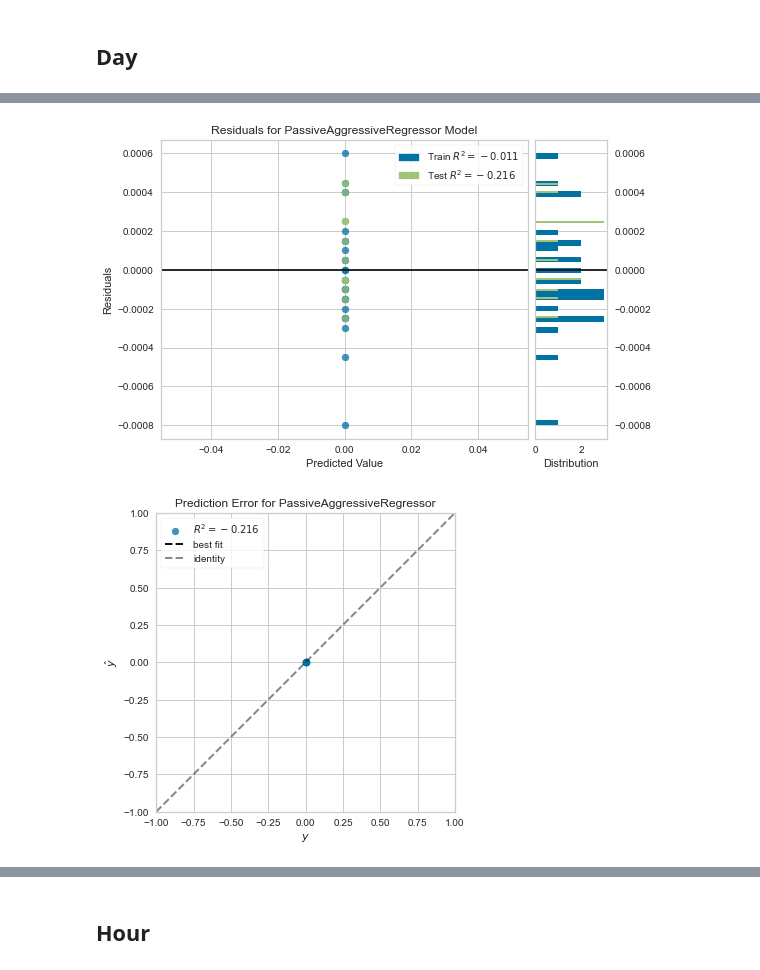
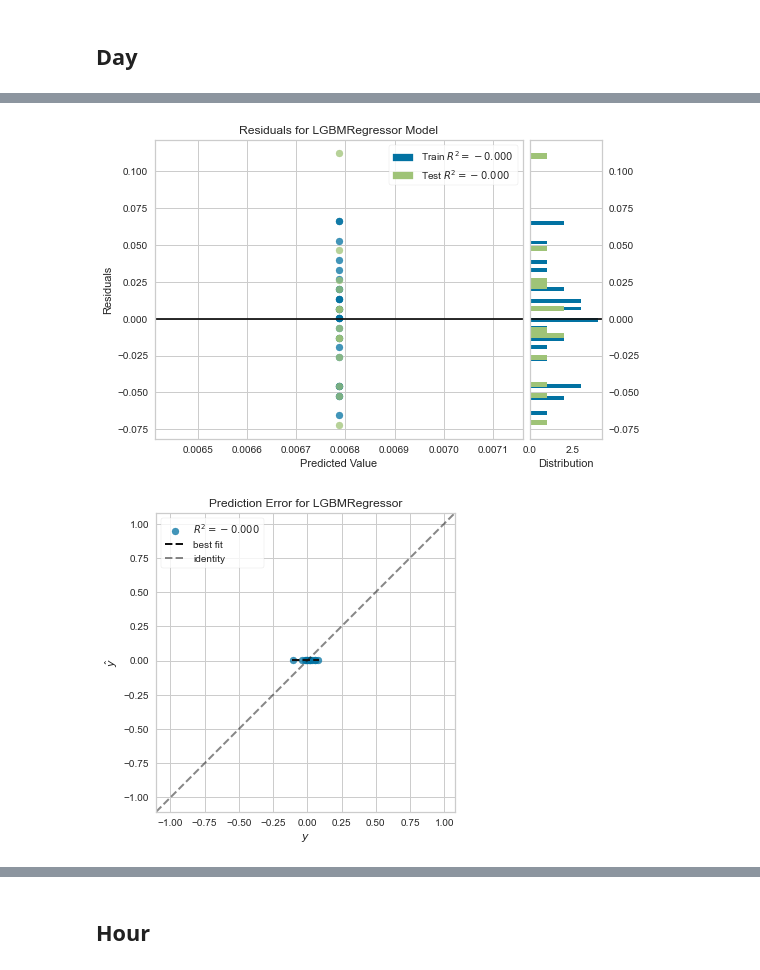
Before and after one commit to MGaulia/PD, a Jupyter notebook: 4 Pycaret.ipynb, the cells around one changed output, grey strips where cells are left out. Drawn from its saved outputs; the diff is of its cells as text; code cells hidden in the pictures.

```diff
--- a/4 Pycaret.ipynb
+++ b/4 Pycaret.ipynb
@@ -4,6 +4,7 @@ from sklearn.model_selection import train_test_split
 import pandas as pd
 import numpy as np
 
+EXCLUDE = ["par", "llar"]
 def read_and_clean_data(filename):
     df = pd.read_csv(filename, parse_dates = ['time'])
 
@@ -18,18 +19,22 @@ def read_and_clean_data(filename):
     df["VXX_change"] = (df.VXX_price - df.VXX_price.shift(1))
     df["XAU_change"] = (df.XAU_price - df.XAU_price.shift(1))
 
-    df["change"] = (df.XRP_price - df.XRP_price.shift(-1)).shift(1)
+    df["change"] = 100*(df.XRP_price.shift(-1) - df.XRP_price) / df.XRP_price
 
-    df = df.drop(['XRP_price','BTC_price','SPY_price','VXX_price','XAU_price','labels','pos','neg','time','dom'], axis = 1)
+    df = df.drop(['XRP_price','BTC_price','SPY_price','VXX_price','XAU_price','labels','pos','neg','time','dom','VXX_change'], axis = 1)
     df = df.dropna()
     df = df.reset_index(drop = True)
     return df
+# %%
+def get_model(data):
+    s = setup(data = data, target = 'change', silent = True, numeric_features = ["total"])
+    m = compare_models(exclude = EXCLUDE)
+    return m
 # %% [markdown]
 ## Day
 # %%
 day = read_and_clean_data("data/full_day.csv")
-
-day_train, day_test = train_test_split(day, test_size = 0.25, random_state = 123)
+day_train, day_test = train_test_split(day, test_size = 0.20, random_state = 555 )
 day_train, day_test = day_train.reset_index(drop = True), day_test.reset_index(drop = True)
 day.head(5)
 # %% [output]
@@ -81,0 +47,2 @@ best_model_day = compare_models()
+# %%
+mday = get_model(day_train)
@@ -82,9 +67,9 @@ best_model_day = compare_models()
 # %%
-plot_model(best_model_day)
+plot_model(mday)
 # %% [output]
-[figure, old version]
+[figure, new version]
 # %%
-plot_model(best_model_day, plot = 'error')
+plot_model(mday, plot = 'error')
 # %% [output]
-[figure, old version]
+[figure, new version]
 # %%
```
Also changed, not shown: parts of 30 cells of this notebook, 3 other files.
